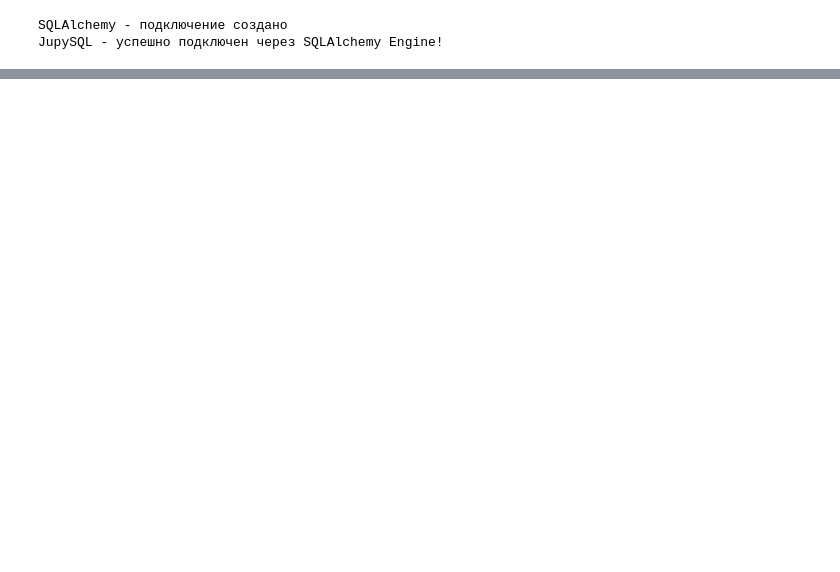
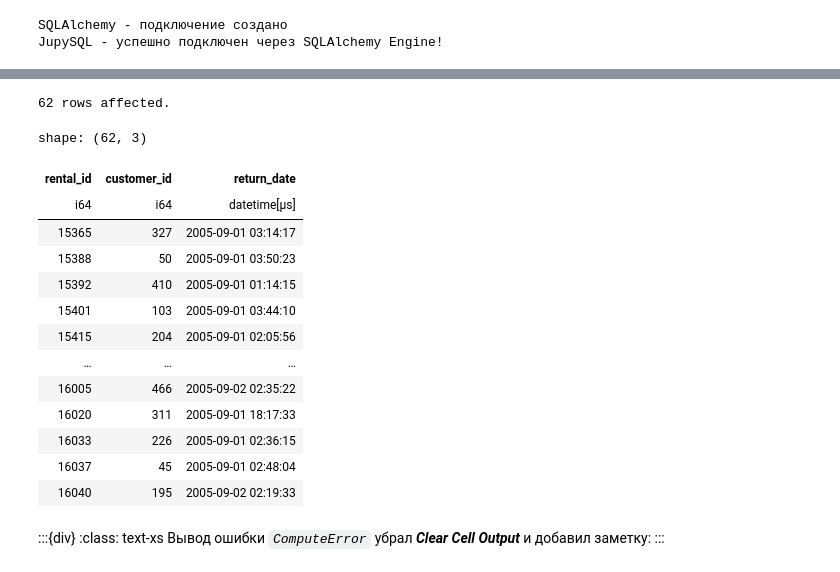
Before and after one commit to magus1968/learning-sql, a Jupyter notebook: docs/ch04.ipynb, the cells around one changed output, grey strips where cells are left out. Cells and saved outputs as stored; diff of their text form; code cells hidden in the pictures; blank space fills up the shorter version.

```diff
--- a/docs/ch04.ipynb
+++ b/docs/ch04.ipynb
@@ -55,0 +526,21 @@ JupySQL - успешно подключен через SQLAlchemy Engine!
+# %%
+%%sql
+SELECT rental_id, customer_id, return_date
+FROM rental
+WHERE return_date NOT BETWEEN '2005-05-01' AND '2005-09-01';
+# %% [output]
+62 rows affected.
+shape: (62, 3)
+| rental_id | customer_id | return_date |
+| i64 | i64 | datetime[μs] |
+| 15365 | 327 | 2005-09-01 03:14:17 |
+| 15388 | 50 | 2005-09-01 03:50:23 |
+| 15392 | 410 | 2005-09-01 01:14:15 |
+| 15401 | 103 | 2005-09-01 03:44:10 |
+| 15415 | 204 | 2005-09-01 02:05:56 |
+| … | … | … |
+| 16005 | 466 | 2005-09-02 02:35:22 |
+| 16020 | 311 | 2005-09-01 18:17:33 |
+| 16033 | 226 | 2005-09-01 02:36:15 |
+| 16037 | 45 | 2005-09-01 02:48:04 |
+| 16040 | 195 | 2005-09-02 02:19:33 |
@@ -55,0 +553,5 @@ JupySQL - успешно подключен через SQLAlchemy Engine!
+# %% [markdown]
+:::{div}
+:class: text-xs
+Вывод ошибки _`ComputeError`_ убрал _**Clear Cell Output**_ и добавил заметку:
+:::
```
Also changed, not shown: parts of 64 cells of this notebook, 2 other files.
